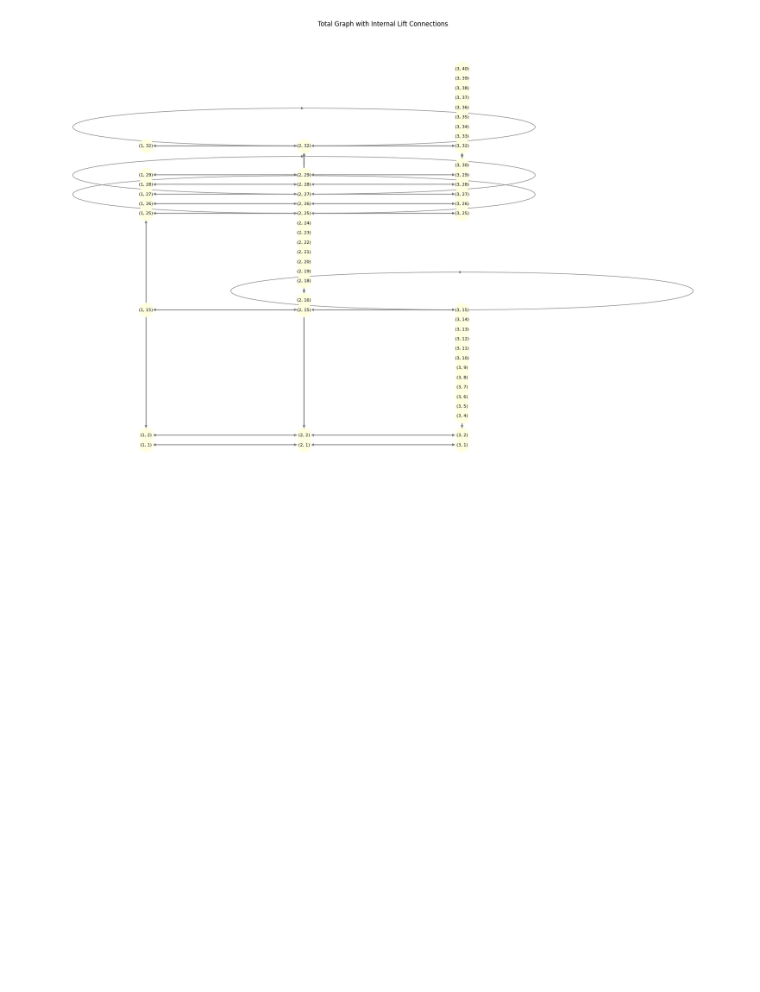
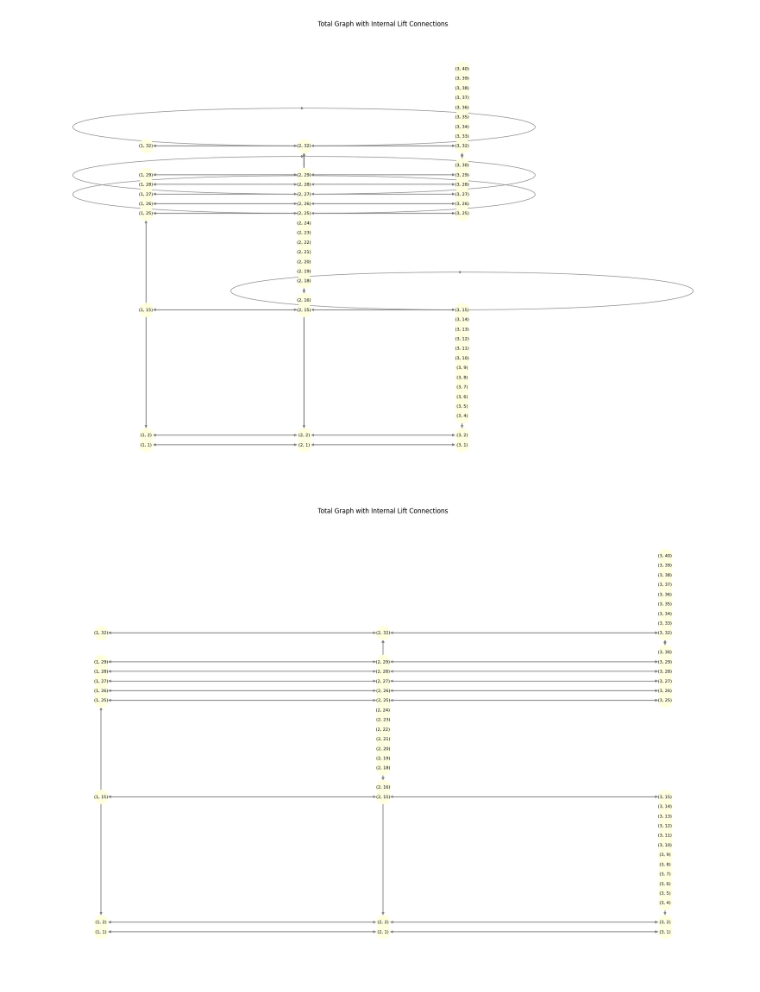
Before and after one commit to ksetdekov/elevator_navigator, a Jupyter notebook: lifts.ipynb, the cells around one changed output. Saved outputs shown, nothing was run; the diff lists cells and outputs as text; code cells hidden in the pictures; blank space fills up the shorter version.

Commit message:
added plot

```diff
--- a/lifts.ipynb
+++ b/lifts.ipynb
@@ -153,0 +158,11 @@ plt.show()
+# %%
+plt.figure(figsize=(18, 12))
+pos = {(lift, level): (lift, level) for (lift, level) in total.nodes}
+nx.draw(total, pos, with_labels=True, node_size=700, node_color="lightyellow", font_size=8, edge_color="gray")
+plt.title("Total Graph with Internal Lift Connections")
+plt.xlabel("Lift Number")
+plt.ylabel("Level")
+plt.tight_layout()
+plt.show()
+# %% [output]
+[figure, added]
```
Also changed, not shown: parts of 1 cell of this notebook.
